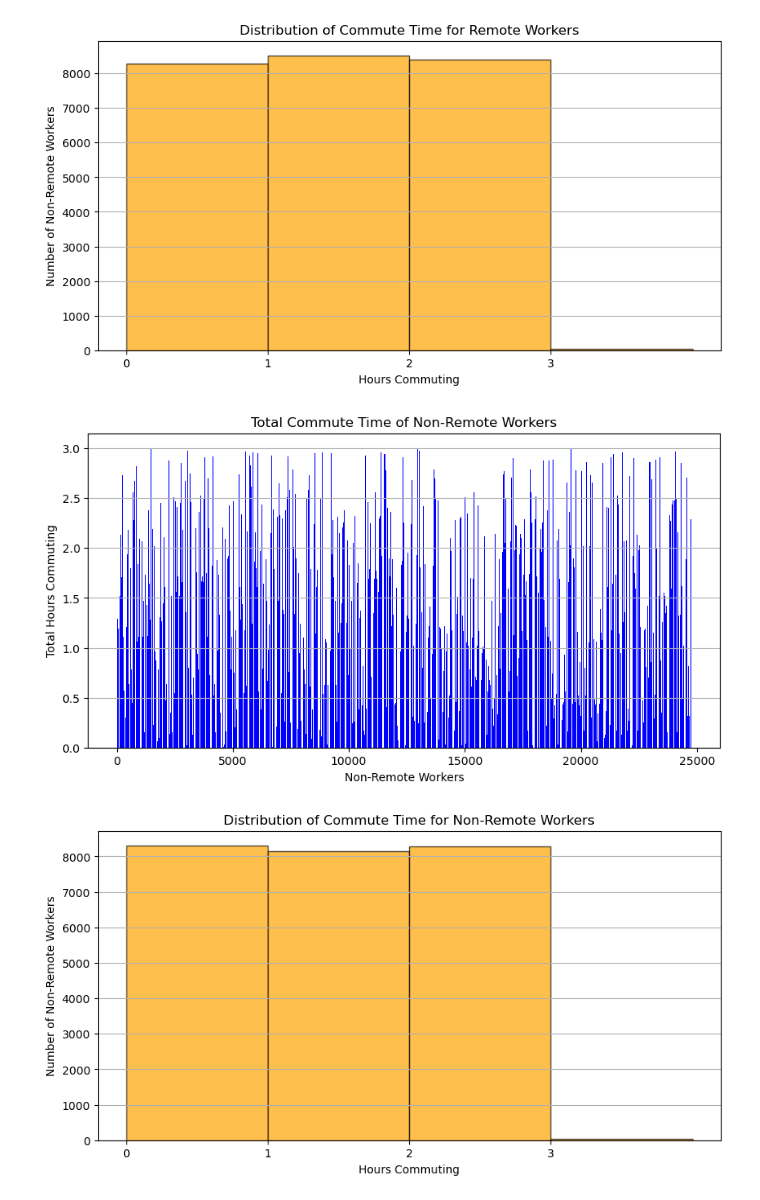
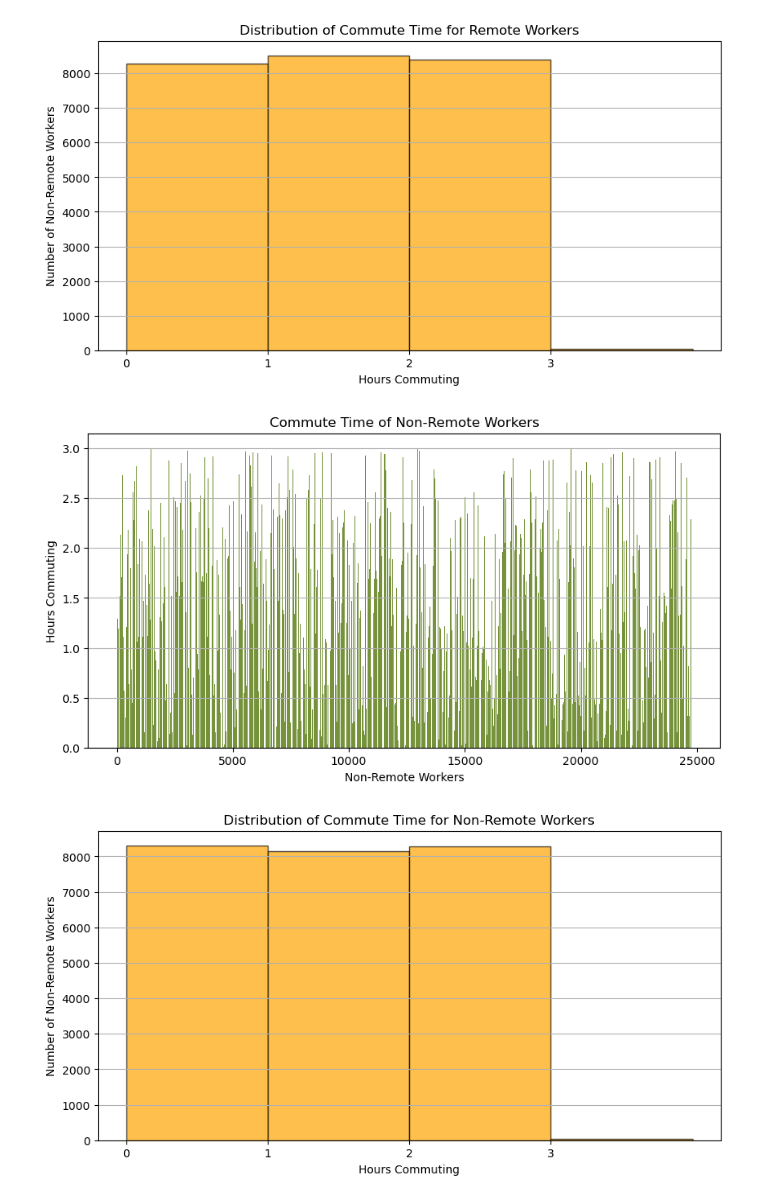
Before and after one commit to eliu14/project_1, a Jupyter notebook: overall_factors.ipynb, the cells around one changed output. Saved outputs shown, nothing was run; the diff lists cells and outputs as text; code cells hidden in the pictures.

```diff
--- a/overall_factors.ipynb
+++ b/overall_factors.ipynb
@@ -209,15 +231,15 @@ plt.show()
 # %%
 #Bar Chart of Non-Remote workers v commute times
 non_remote_df = factors_df[~factors_df["Remote Work?"]]
 plt.figure(figsize=(10, 5))
-plt.bar(range(len(non_remote_df)), non_remote_df['Hours Commuting'], color='blue')
-plt.title('Total Commute Time of Non-Remote Workers')
+plt.bar(range(len(non_remote_df)), non_remote_df['Hours Commuting'], color='#76933C')
+plt.title('Commute Time of Non-Remote Workers')
 plt.xlabel('Non-Remote Workers')
-plt.ylabel('Total Hours Commuting')
+plt.ylabel('Hours Commuting')
 plt.grid(axis='y')  # Add gridlines for better readability
 plt.show()
 # %% [output]
-[figure, old version]
+[figure, new version]
 # %%
 #Distribution Chart of Non-Remote workers
 non_remote_df = factors_df[~factors_df["Remote Work?"]]
```
Also changed, not shown: parts of 9 cells of this notebook.
